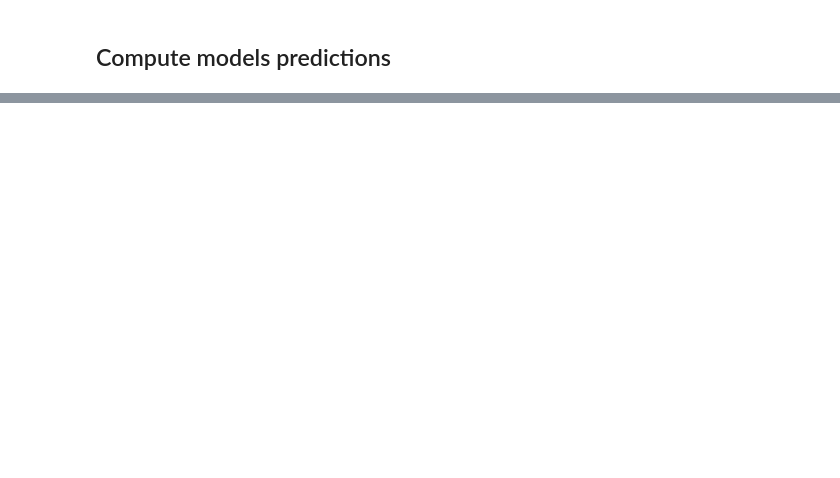
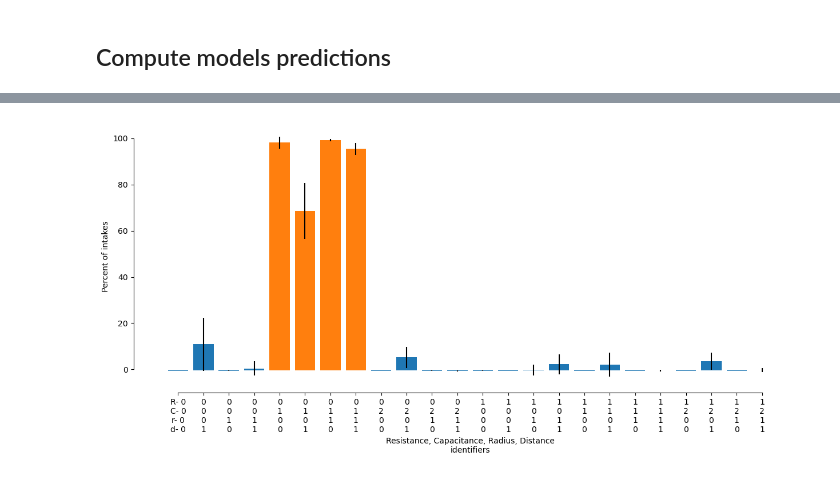
Before and after one commit to DenisTurcu/efish-characterization, a Jupyter notebook: paper-reviews-replies/discrimination-task.ipynb, the cells around one changed output, grey strips where cells are left out. Cells and saved outputs as stored; diff of their text form; code cells hidden in the pictures; blank space fills up the shorter version.

```diff
--- a/paper-reviews-replies/discrimination-task.ipynb
+++ b/paper-reviews-replies/discrimination-task.ipynb
@@ -77,5 +140,2 @@ torch.Size([36, 2, 20, 30]) torch.Size([36, 2])
 # %% [markdown]
 ## Compute models predictions
-# %%
-models["prediction"] = models.apply(lambda x: np.nan if x["model_type"] == "feedback_vals" else x["model"].model(eis).detach().cpu().numpy(), axis=1)
-predictions = models["prediction"].dropna()
@@ -101,0 +179,2 @@ Name: prediction, dtype: object
+# %%
+models = models.apply(train_discrimination, axis=1)
@@ -101,0 +194,41 @@ Name: prediction, dtype: object
+# %%
+valid_stats = pd.DataFrame()
+for _, row in models.iterrows():
+    model_id = row.name
+    valid_props["predictions"] = row["valid_preds"]
+    temp_valid_stats = valid_props.groupby(["resistances", "capacitances", "radii", "position_ys"]).apply(
+        lambda x: (x["predictions"] == 1).sum() / x.shape[0]
+    )
+    temp_valid_stats.name="percent_intakes"
+    temp_valid_stats = temp_valid_stats.reset_index()
+    temp_valid_stats["model_id"] = model_id
+    valid_stats = pd.concat([valid_stats, temp_valid_stats], axis=0)
+valid_stats = valid_stats.reset_index(drop=True)
+valid_stats = valid_stats.groupby(["resistances", "capacitances", "radii", "position_ys"]).apply(lambda x: pd.Series([x["percent_intakes"].mean(), x["percent_intakes"].std()]))
+valid_stats.columns = ["mean", "std"]
+valid_stats = valid_stats.reset_index()
+# %%
+fig = plt.figure(figsize=(15, 6))
+offset = -0.3
+ticks = []
+for i, row in valid_stats.iterrows():
+    c = "C1" if row["resistances"] == 0 and row["capacitances"] == 1 else "C0"
+    plt.bar(x=i, height=row["mean"] * 100 + offset, yerr=row["std"] * 100, bottom=offset, color=c)
+    if i == 0:
+        ticks.append(
+            [
+                i,
+                f"R- {row["resistances"]:.0f}\nC- {row["capacitances"]:.0f}\nr- {row["radii"]:.0f}\nd- {row["position_ys"]:.0f}",
+            ]
+        )
+    else:
+        ticks.append(
+            [i, f"{row["resistances"]:.0f}\n{row["capacitances"]:.0f}\n{row["radii"]:.0f}\n{row["position_ys"]:.0f}"]
+        )
+plt.xticks(*zip(*ticks))
+plt.ylabel("Percent of intakes")
+plt.xlabel("Resistance, Capacitance, Radius, Distance\nidentifiers")
+sns.despine(offset=5, trim=True)
+plt.show()
+# %% [output]
+[figure, added]
```
Also changed, not shown: parts of 13 cells of this notebook.
